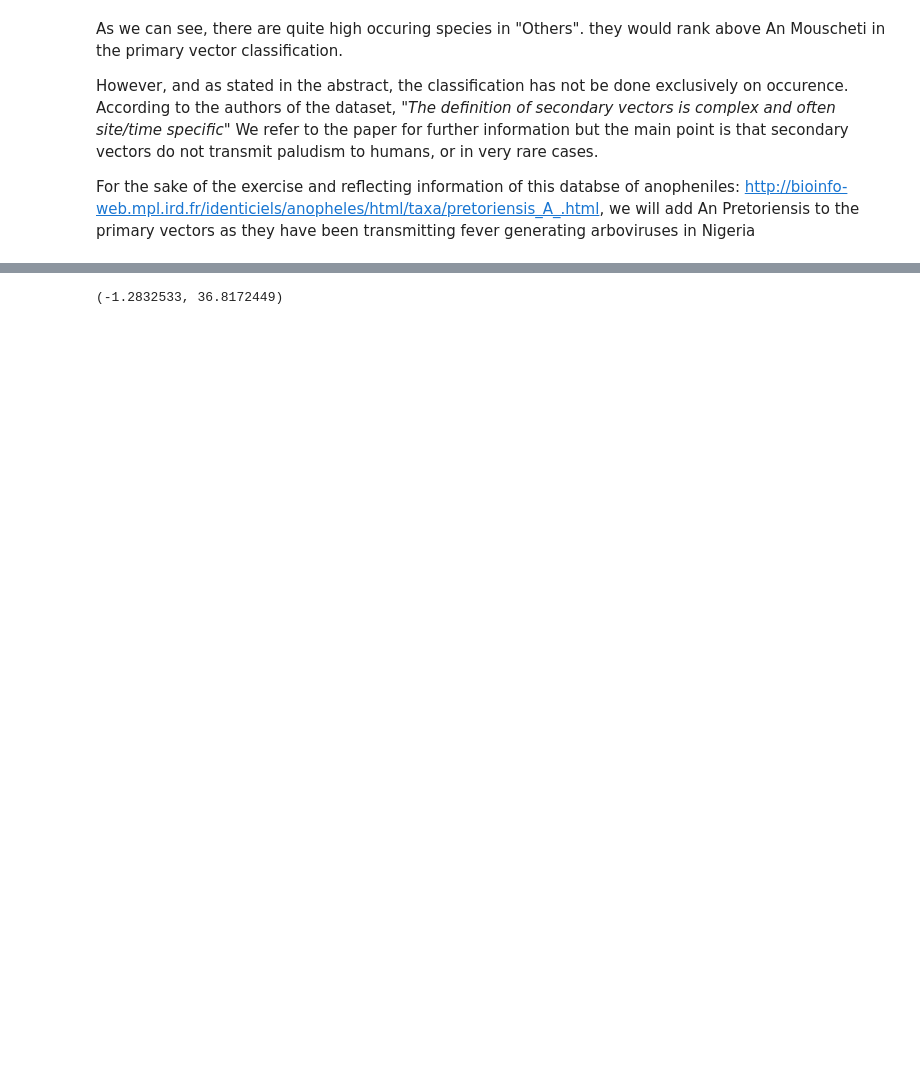
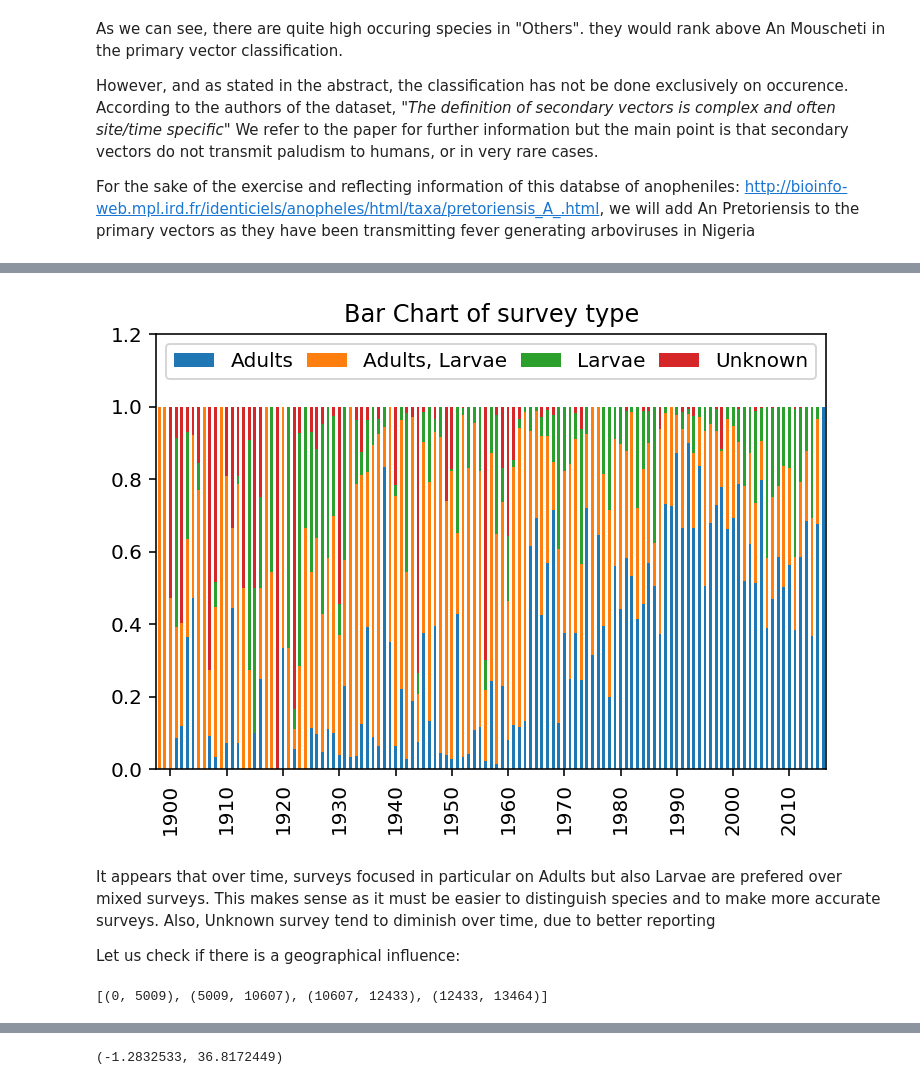
Before and after one commit to SebastianS09/Malaria, a Jupyter notebook: African_anopheline_vectors.ipynb, the cells around one changed output, grey strips where cells are left out. Saved outputs shown, nothing was run; the diff lists cells and outputs as text; code cells hidden in the pictures; blank space fills up the shorter version.

```diff
--- a/African_anopheline_vectors.ipynb
+++ b/African_anopheline_vectors.ipynb
@@ -93,3 +104,5 @@ data_rm = data_raw.drop(col_rm, axis=1)
+# %%
+data_raw["Adults/Larvae"] = data_raw["Adults/Larvae"].replace("Adults, larvae","Adults, Larvae")
 # %% [markdown]
 ##### Replacing Y and NaN with 0 and 1 for ease of understanding (col 7 to 33)
 As we can see, the presence of an anophenile is encoded in columns holding the species' names, with "Yes" if it is present and "NaN" otherwise.
@@ -130,0 +171,51 @@ data_clean.insert(32,"An_pretoriensis",An_pretoriensis)
+# %%
+AL = data_raw[["YeStart","Adults/Larvae"]]
+AL_pivot = AL.reset_index().pivot_table(index = "YeStart", columns = "Adults/Larvae",aggfunc=lambda x: len(x.unique())).fillna(0)
+AL_pivot.columns = AL_pivot.columns.droplevel()
+
+x = AL_pivot.index.values
+y = np.vstack(AL_pivot[i] for i in AL_pivot.columns)
+y_norm = (y/y.sum(axis=0))
+lbs = list(AL_pivot)
+
+test = pd.DataFrame(y_norm.T,columns=lbs)
+test.index = x
+test.plot.bar(stacked = True)
+
+#ax = plt.subplot(111)
+#ax.bar(x-0.2, y[0],width=0.1,color='b',align='center', label = AL_pivot.columns[0])
+#ax.bar(x-0.1, y[1],width=0.1,color='g',align='center',label = AL_pivot.columns[1])
+#ax.bar(x+0.1, y[2],width=0.1,color='r',align='center',label = AL_pivot.columns[2])
+#ax.bar(x+0.2, y[3],width=0.1,color='y',align='center',label = AL_pivot.columns[3])
+
+ax = plt.gca()
+ax.set_xticks(range(2,120,10))
+ax.set_xticklabels(range(1900,2020,10))
+
+plt.legend(loc='upper left',ncol=4, mode="expand")
+plt.title("Bar Chart of survey type")
+plt.ylim(ymax = 1.2, ymin = 0)
+plt.show()
+# %% [output]
+[figure, added]
+# %% [markdown]
+It appears that over time, surveys focused in particular on Adults but also Larvae are prefered over mixed surveys. This makes sense as it must be easier to distinguish species and to make more accurate surveys.
+Also, Unknown survey tend to diminish over time, due to better reporting
+
+Let us check if there is a geographical influence:
+# %%
+#function to calculate breaks in a sorted daataframe
+def get_lim(df,col):
+    val=df[col].unique()
+    temp = []
+    temp_s = [0]
+    out = []
+    for i in range(0,len(val)):
+        temp.append(len(df[df[col]==val[i]]))
+    for i in range(0,len(val)):
+        temp_s.append(sum(temp[0:i+1]))
+    for i in range(0,len(val)):
+        out.append((temp_s[i],temp_s[i+1]))
+    return(out)
+# %% [output]
+[(0, 5009), (5009, 10607), (10607, 12433), (12433, 13464)]
```
Also changed, not shown: parts of 26 cells of this notebook.
